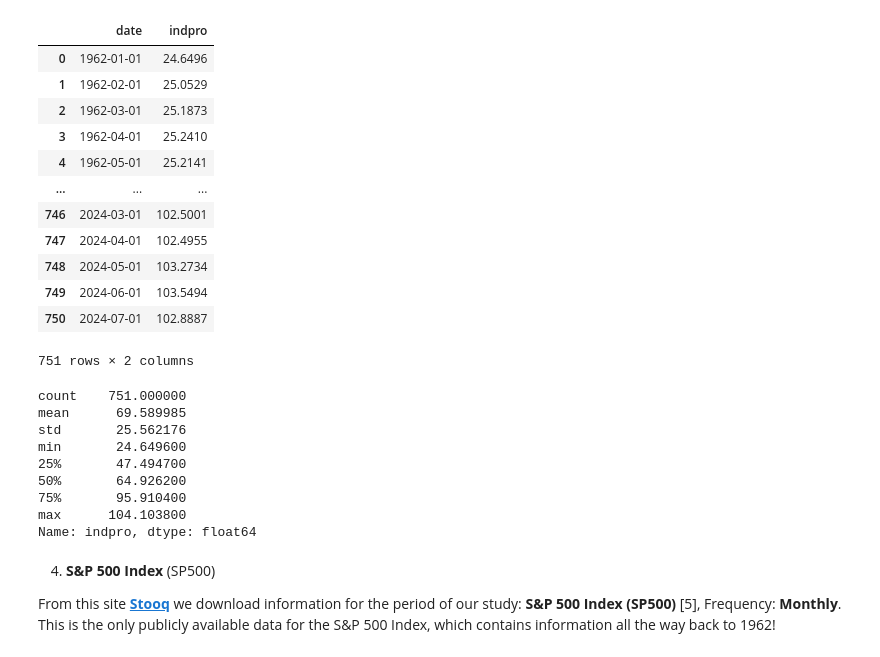
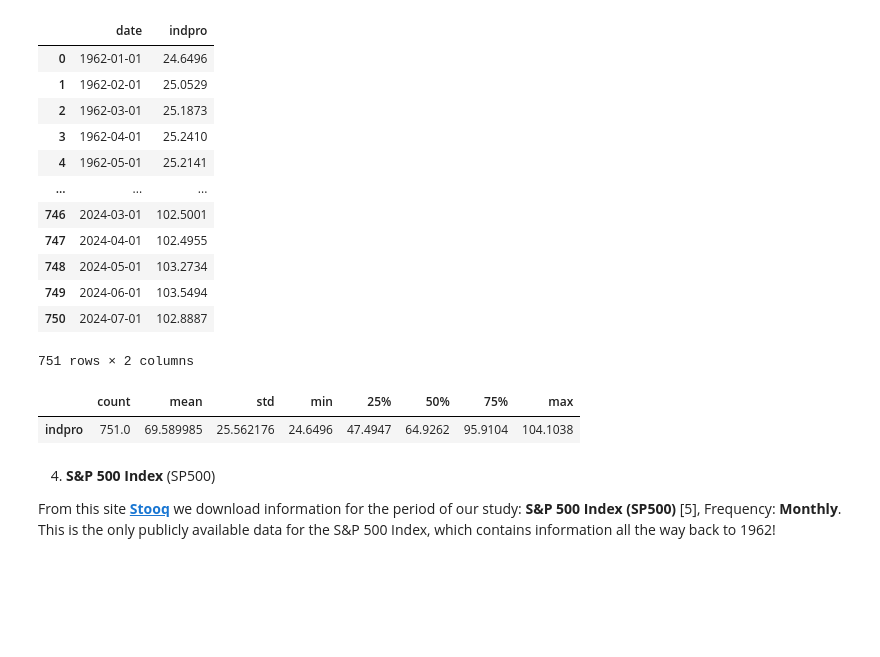
Before and after one commit to Engineer194/Analysis-of-the-US-Economy---Part-2, a Jupyter notebook: Macroeconomic Analysis of the US Economy - Part 2-v.1.ipynb, the cells around one changed output. Drawn from its saved outputs; the diff is of its cells as text; code cells hidden in the pictures; blank space fills up the shorter version.

```diff
--- a/Macroeconomic Analysis of the US Economy - Part 2-v.1.ipynb
+++ b/Macroeconomic Analysis of the US Economy - Part 2-v.1.ipynb
@@ -352,17 +345,10 @@ indpro
 | 750 | 2024-07-01 | 102.8887 |
 751 rows × 2 columns
 # %%
-indpro['indpro'].describe()
+indpro.describe().T
 # %% [output]
-count    751.000000
-mean      69.589985
-std       25.562176
-min       24.649600
-25%       47.494700
-50%       64.926200
-75%       95.910400
-max      104.103800
-Name: indpro, dtype: float64
+|  | count | mean | std | min | 25% | 50% | 75% | max |
+| indpro | 751.0 | 69.589985 | 25.562176 | 24.6496 | 47.4947 | 64.9262 | 95.9104 | 104.1038 |
 # %% [markdown]
 4. **S&P 500 Index** (SP500)
 
```
Also changed, not shown: parts of 6 cells of this notebook.
